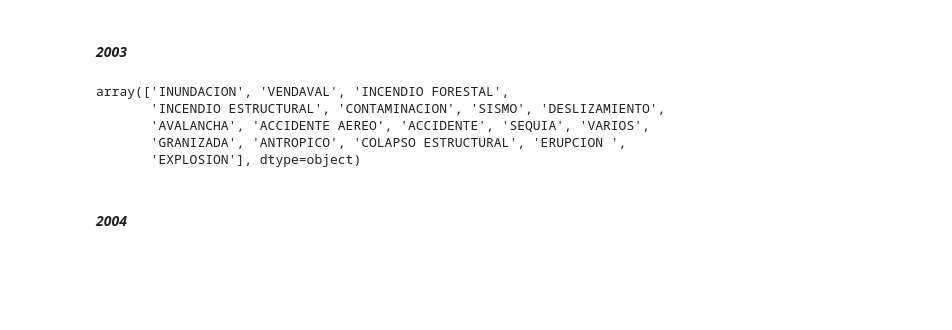
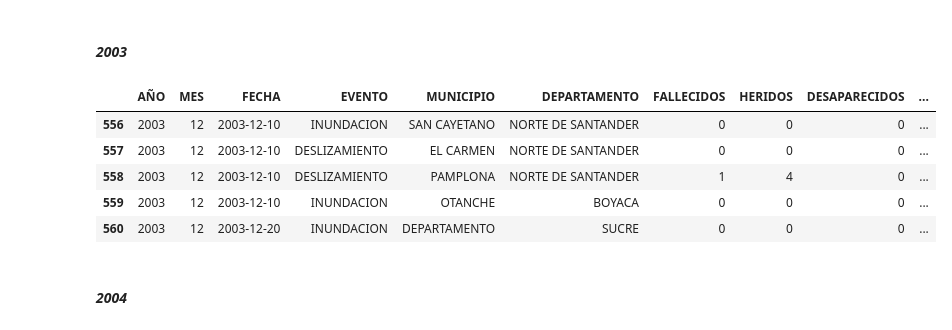
Before and after one commit to JuanRuizIng/Pacific-Data-Analytics, a Jupyter notebook: Emergencias/Notebooks/emergenciasExcel_limpieza.ipynb, the cells around one changed output. Cells and saved outputs as stored; diff of their text form; code cells hidden in the pictures; blank space fills up the shorter version.

```diff
--- a/Emergencias/Notebooks/emergenciasExcel_limpieza.ipynb
+++ b/Emergencias/Notebooks/emergenciasExcel_limpieza.ipynb
@@ -82,14 +83,15 @@ def limpiar_datos_emergencias(filepath, end_row, sheet_name='REPORTE DE EMERGENC
 df_2003 = limpiar_datos_emergencias('../Excel (2003 - 2018, 2023)/EMERGENCIAS-2003.xls', 561)
 # %%
 # df_2003.head()
-# df_2003.tail()
-df_2003["EVENTO"].unique()
+df_2003.tail()
+# df_2003["EVENTO"].unique()
 # %% [output]
-array(['INUNDACION', 'VENDAVAL', 'INCENDIO FORESTAL',
-       'INCENDIO ESTRUCTURAL', 'CONTAMINACION', 'SISMO', 'DESLIZAMIENTO',
-       'AVALANCHA', 'ACCIDENTE AEREO', 'ACCIDENTE', 'SEQUIA', 'VARIOS',
-       'GRANIZADA', 'ANTROPICO', 'COLAPSO ESTRUCTURAL', 'ERUPCION ',
-       'EXPLOSION'], dtype=object)
+|  | AÑO | MES | FECHA | EVENTO | MUNICIPIO | DEPARTAMENTO | FALLECIDOS | HERIDOS | DESAPARECIDOS | ... |
+| 556 | 2003 | 12 | 2003-12-10 | INUNDACION | SAN CAYETANO | NORTE DE SANTANDER | 0 | 0 | 0 | ... |
+| 557 | 2003 | 12 | 2003-12-10 | DESLIZAMIENTO | EL CARMEN | NORTE DE SANTANDER | 0 | 0 | 0 | ... |
+| 558 | 2003 | 12 | 2003-12-10 | DESLIZAMIENTO | PAMPLONA | NORTE DE SANTANDER | 1 | 4 | 0 | ... |
+| 559 | 2003 | 12 | 2003-12-10 | INUNDACION | OTANCHE | BOYACA | 0 | 0 | 0 | ... |
+| 560 | 2003 | 12 | 2003-12-20 | INUNDACION | DEPARTAMENTO | SUCRE | 0 | 0 | 0 | ... |
 # %% [markdown]
 #### ***2004***
 # %%
```
Also changed, not shown: parts of 13 cells of this notebook, 1 other file.
